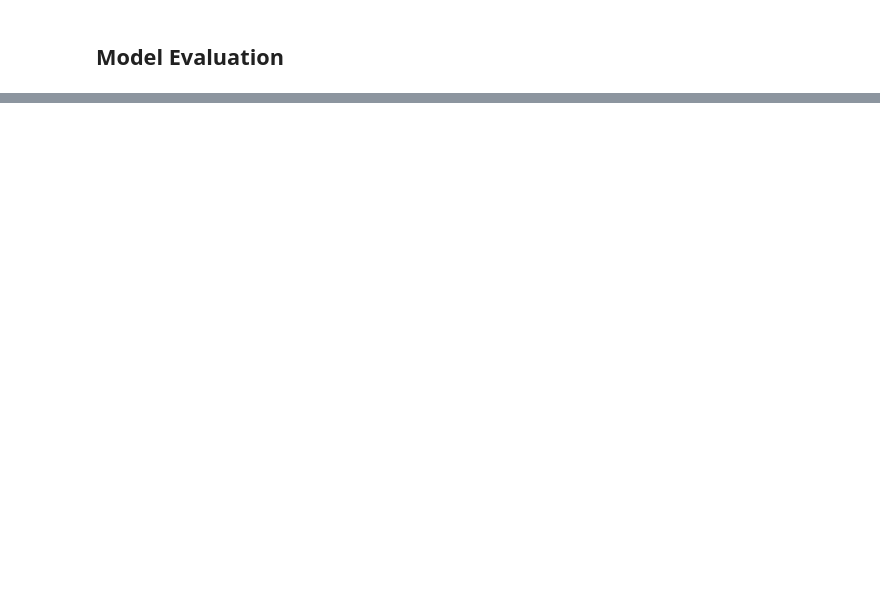
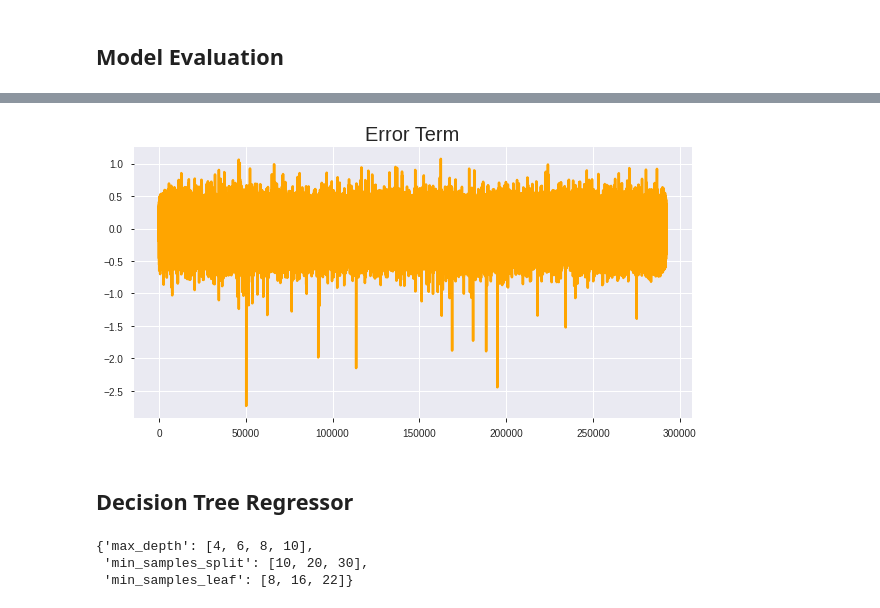
Before and after one commit to AbhijeetS1112/NYC-Taxi-Trip-Time-Prediction----ALMA, a Jupyter notebook: NYC_Taxi_Trip_Time_Prediction.ipynb, the cells around one changed output, grey strips where cells are left out. Drawn from its saved outputs; the diff is of its cells as text; code cells hidden in the pictures; blank space fills up the shorter version.

```diff
--- a/NYC_Taxi_Trip_Time_Prediction.ipynb
+++ b/NYC_Taxi_Trip_Time_Prediction.ipynb
@@ -1230,0 +1228,10 @@ plt.show()
+# %%
+plt.figure(figsize= (10,5))
+c= [i for i in range(0, len(y_test))]
+plt.plot(c, y_test-y_pred_ridge_test, color='Orange', linewidth=2.5, linestyle='-')
+plt.title('Error Term', fontsize=20)
+plt.show()
+# %% [output]
+[figure, added]
+# %% [markdown]
+## **Decision Tree Regressor**
@@ -1230,0 +1260,6 @@ plt.show()
+# %%
+param_dict_dt
+# %% [output]
+{'max_depth': [4, 6, 8, 10],
+ 'min_samples_split': [10, 20, 30],
+ 'min_samples_leaf': [8, 16, 22]}
```
Also changed, not shown: parts of 90 cells of this notebook.
